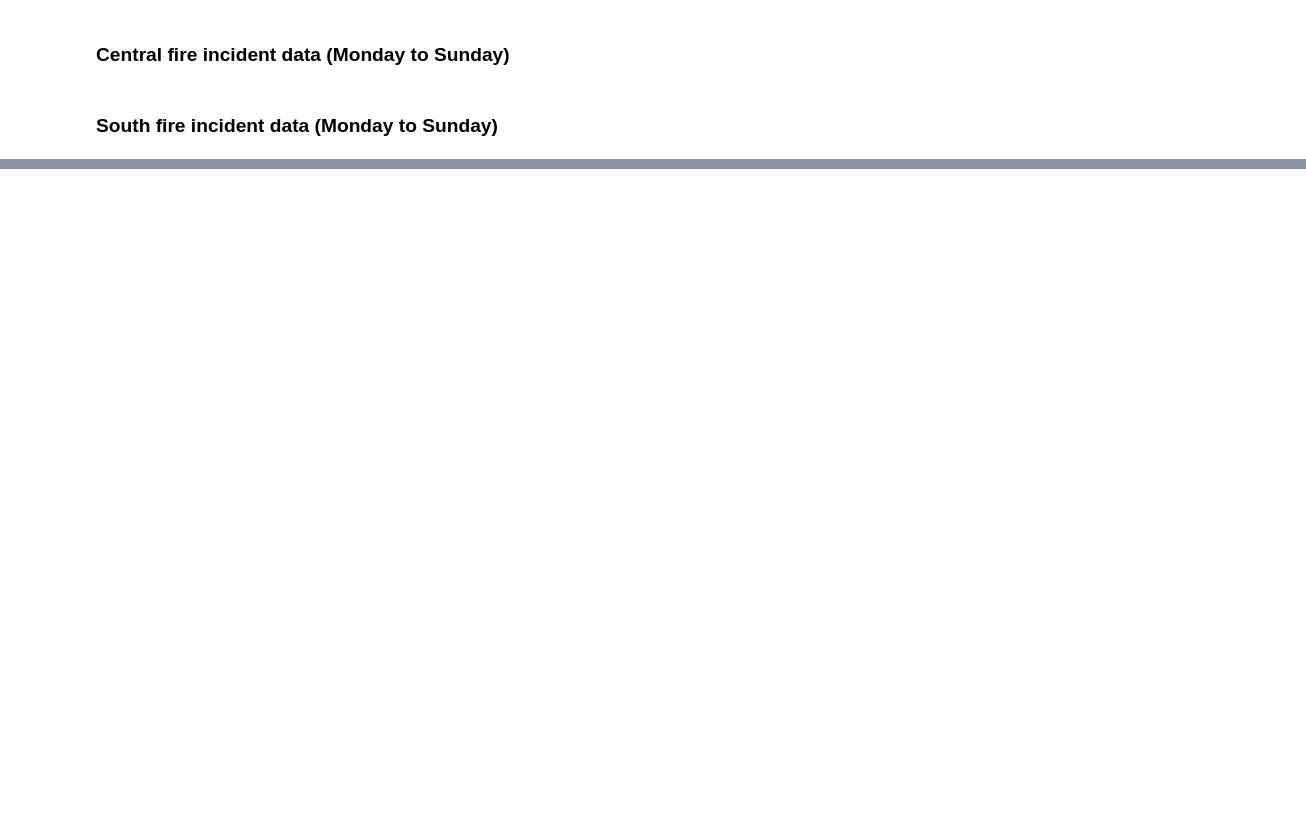
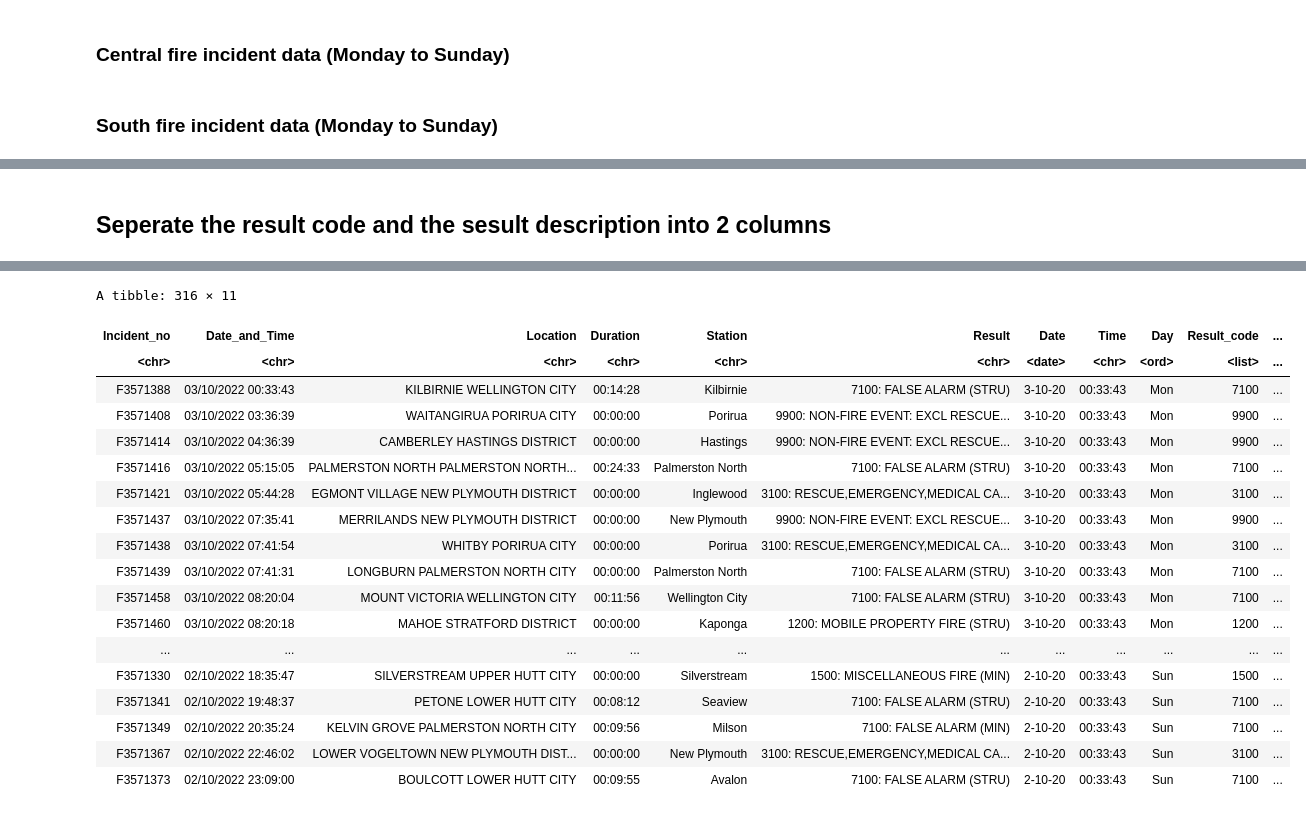
Before and after one commit to dianame10/DATA201, a Jupyter notebook: Fire-incident-data.ipynb, the cells around one changed output, grey strips where cells are left out. Cells and saved outputs as stored; diff of their text form; code cells hidden in the pictures; blank space fills up the shorter version.

```diff
--- a/Fire-incident-data.ipynb
+++ b/Fire-incident-data.ipynb
@@ -201,0 +251,9 @@ south_sunday_data <- region_incident_data('/incidents-and-news/incident-reports/
+# %%
+get_date <- function(datetime) {
+    the_time <- strsplit(datetime, split=" ")
+    return(the_time[[1]][2])
+    # return(the_time[2])
+}
+
+the_tibble <- the_tibble %>% mutate(Date = date(Date_and_Time)) %>% mutate(Time = get_date(Date_and_Time)) %>% mutate(Day = wday(Date_and_Time, label=TRUE))
+the_tibble
@@ -201,0 +280,39 @@ south_sunday_data <- region_incident_data('/incidents-and-news/incident-reports/
+# %% [markdown]
+## Seperate the result code and the sesult description into 2 columns
+# %%
+get_result_code <- function(result){
+    splitted_result <- strsplit(result, split=":")
+    result_list <- vector(mode = "list", len = 0)
+    for(i in splitted_result){
+        # print(i[1])
+        result_list<- append(result_list, i[1])
+    }
+    # print(splitted_result)
+    return(result_list)
+}
+
+get_result_desc <- function(result){
+    splitted_result <- strsplit(result, split=":")
+    desc_list <- vector(mode = "list", len = 0)
+
+    for(i in splitted_result){
+        desc = ""
+        for(i in seq_along(i)){
+            print(splitted_result[[i]])
+            if(i != 1) {
+                desc <- glue(desc,splitted_result[[i]][i])
+            }
+        }
+        print(desc)
+        desc_list <- append(desc_list, desc)
+    }
+
+    return(desc_list)
+}
+
+
+
+
+the_tibble <- the_tibble %>% mutate(Result_code = get_result_code(Result)) %>% mutate(Result_Description = get_result_desc(Result)) %>% mutate(across(Result_Description, as.character))
+the_tibble
+# %% [output]
@@ -201,0 +336,19 @@ south_sunday_data <- region_incident_data('/incidents-and-news/incident-reports/
+A tibble: 316 × 11
+| Incident_no | Date_and_Time | Location | Duration | Station | Result | Date | Time | Day | Result_code | ... |
+| <chr> | <chr> | <chr> | <chr> | <chr> | <chr> | <date> | <chr> | <ord> | <list> | ... |
+| F3571388 | 03/10/2022 00:33:43 | KILBIRNIE WELLINGTON CITY | 00:14:28 | Kilbirnie | 7100: FALSE ALARM (STRU) | 3-10-20 | 00:33:43 | Mon | 7100 | ... |
+| F3571408 | 03/10/2022 03:36:39 | WAITANGIRUA PORIRUA CITY | 00:00:00 | Porirua | 9900: NON-FIRE EVENT: EXCL RESCUE... | 3-10-20 | 00:33:43 | Mon | 9900 | ... |
+| F3571414 | 03/10/2022 04:36:39 | CAMBERLEY HASTINGS DISTRICT | 00:00:00 | Hastings | 9900: NON-FIRE EVENT: EXCL RESCUE... | 3-10-20 | 00:33:43 | Mon | 9900 | ... |
+| F3571416 | 03/10/2022 05:15:05 | PALMERSTON NORTH PALMERSTON NORTH... | 00:24:33 | Palmerston North | 7100: FALSE ALARM (STRU) | 3-10-20 | 00:33:43 | Mon | 7100 | ... |
+| F3571421 | 03/10/2022 05:44:28 | EGMONT VILLAGE NEW PLYMOUTH DISTRICT | 00:00:00 | Inglewood | 3100: RESCUE,EMERGENCY,MEDICAL CA... | 3-10-20 | 00:33:43 | Mon | 3100 | ... |
+| F3571437 | 03/10/2022 07:35:41 | MERRILANDS NEW PLYMOUTH DISTRICT | 00:00:00 | New Plymouth | 9900: NON-FIRE EVENT: EXCL RESCUE... | 3-10-20 | 00:33:43 | Mon | 9900 | ... |
+| F3571438 | 03/10/2022 07:41:54 | WHITBY PORIRUA CITY | 00:00:00 | Porirua | 3100: RESCUE,EMERGENCY,MEDICAL CA... | 3-10-20 | 00:33:43 | Mon | 3100 | ... |
+| F3571439 | 03/10/2022 07:41:31 | LONGBURN PALMERSTON NORTH CITY | 00:00:00 | Palmerston North | 7100: FALSE ALARM (STRU) | 3-10-20 | 00:33:43 | Mon | 7100 | ... |
+| F3571458 | 03/10/2022 08:20:04 | MOUNT VICTORIA WELLINGTON CITY | 00:11:56 | Wellington City | 7100: FALSE ALARM (STRU) | 3-10-20 | 00:33:43 | Mon | 7100 | ... |
+| F3571460 | 03/10/2022 08:20:18 | MAHOE STRATFORD DISTRICT | 00:00:00 | Kaponga | 1200: MOBILE PROPERTY FIRE (STRU) | 3-10-20 | 00:33:43 | Mon | 1200 | ... |
+| ... | ... | ... | ... | ... | ... | ... | ... | ... | ... | ... |
+| F3571330 | 02/10/2022 18:35:47 | SILVERSTREAM UPPER HUTT CITY | 00:00:00 | Silverstream | 1500: MISCELLANEOUS FIRE (MIN) | 2-10-20 | 00:33:43 | Sun | 1500 | ... |
+| F3571341 | 02/10/2022 19:48:37 | PETONE LOWER HUTT CITY | 00:08:12 | Seaview | 7100: FALSE ALARM (STRU) | 2-10-20 | 00:33:43 | Sun | 7100 | ... |
+| F3571349 | 02/10/2022 20:35:24 | KELVIN GROVE PALMERSTON NORTH CITY | 00:09:56 | Milson | 7100: FALSE ALARM (MIN) | 2-10-20 | 00:33:43 | Sun | 7100 | ... |
+| F3571367 | 02/10/2022 22:46:02 | LOWER VOGELTOWN NEW PLYMOUTH DIST... | 00:00:00 | New Plymouth | 3100: RESCUE,EMERGENCY,MEDICAL CA... | 2-10-20 | 00:33:43 | Sun | 3100 | ... |
+| F3571373 | 02/10/2022 23:09:00 | BOULCOTT LOWER HUTT CITY | 00:09:55 | Avalon | 7100: FALSE ALARM (STRU) | 2-10-20 | 00:33:43 | Sun | 7100 | ... |
```
Also changed, not shown: parts of 34 cells of this notebook.
